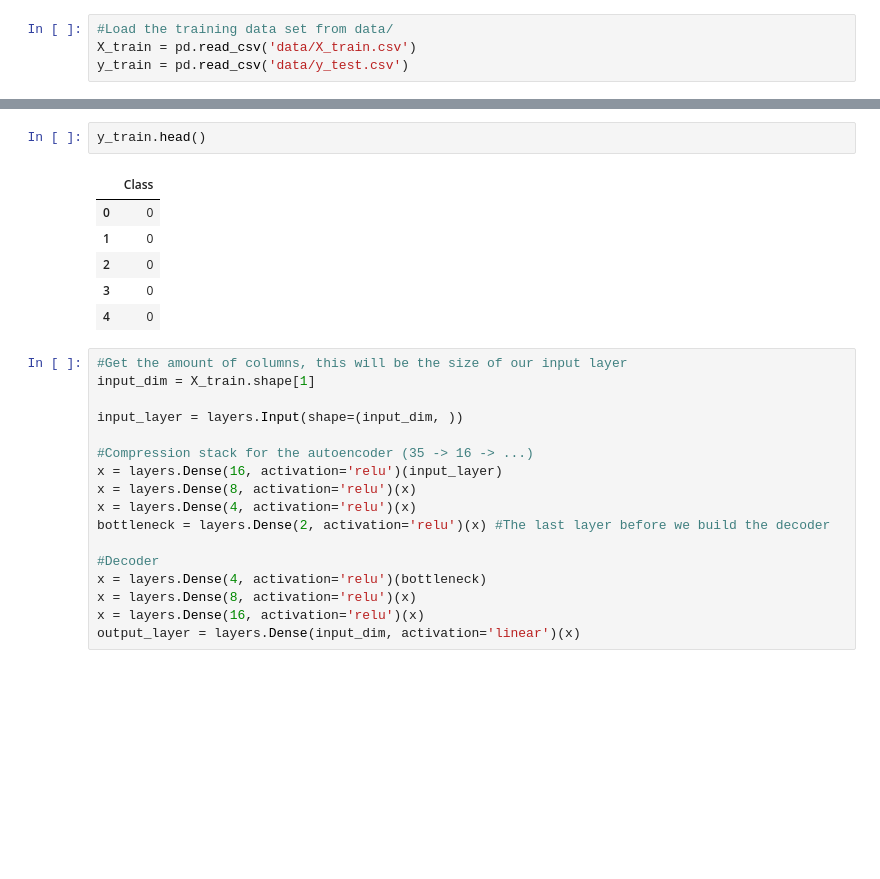
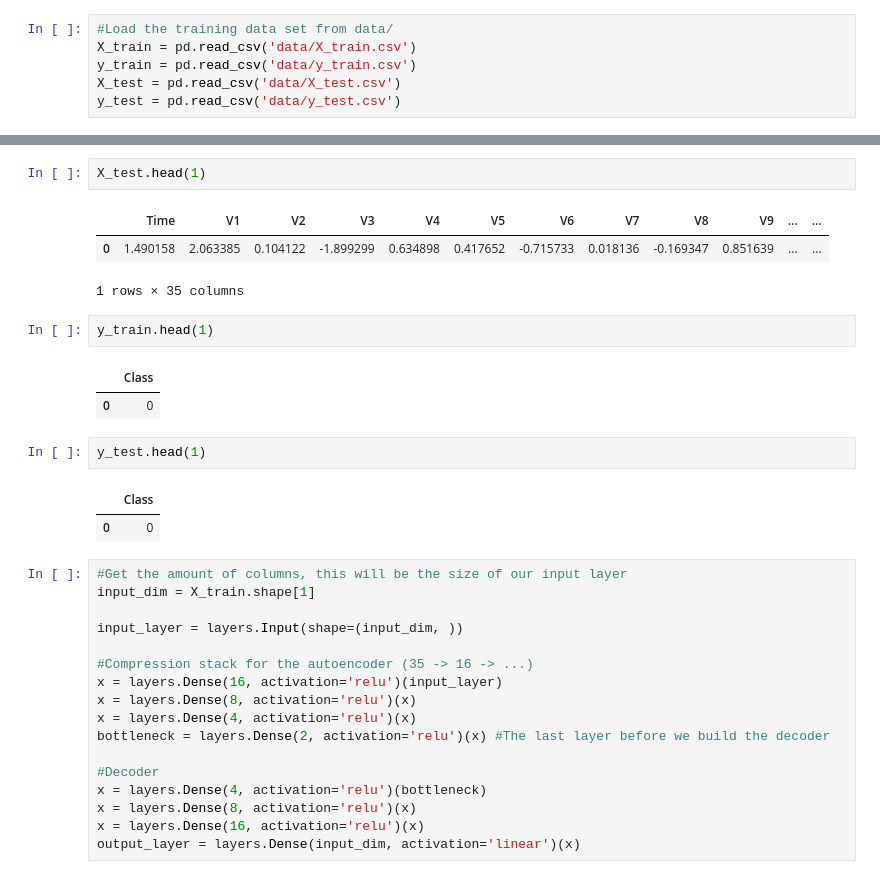
Before and after one commit to Frank-J1/credit_card_fraud, a Jupyter notebook: 03_anomaly_detection.ipynb, the cells around one changed output, grey strips where cells are left out. Saved outputs shown, nothing was run; the diff lists cells and outputs as text; blank space fills up the shorter version.

```diff
--- a/03_anomaly_detection.ipynb
+++ b/03_anomaly_detection.ipynb
@@ -5,5 +6,7 @@ from tensorflow.keras import layers, Model
 # %%
 #Load the training data set from data/
 X_train = pd.read_csv('data/X_train.csv')
-y_train = pd.read_csv('data/y_test.csv')
+y_train = pd.read_csv('data/y_train.csv')
+X_test = pd.read_csv('data/X_test.csv')
+y_test = pd.read_csv('data/y_test.csv')
 # %%
@@ -19,12 +18,19 @@ X_train.head()
-# %%
-y_train.head()
-# %% [output]
-|  | Class |
-| 0 | 0 |
-| 1 | 0 |
-| 2 | 0 |
-| 3 | 0 |
-| 4 | 0 |
+# %%
+X_test.head(1)
+# %% [output]
+|  | Time | V1 | V2 | V3 | V4 | V5 | V6 | V7 | V8 | V9 | ... | ... |
+| 0 | 1.490158 | 2.063385 | 0.104122 | -1.899299 | 0.634898 | 0.417652 | -0.715733 | 0.018136 | -0.169347 | 0.851639 | ... | ... |
+1 rows × 35 columns
+# %%
+y_train.head(1)
+# %% [output]
+|  | Class |
+| 0 | 0 |
+# %%
+y_test.head(1)
+# %% [output]
+|  | Class |
+| 0 | 0 |
 # %%
 #Get the amount of columns, this will be the size of our input layer
 input_dim = X_train.shape[1]
```
Also changed, not shown: parts of 7 cells of this notebook.
